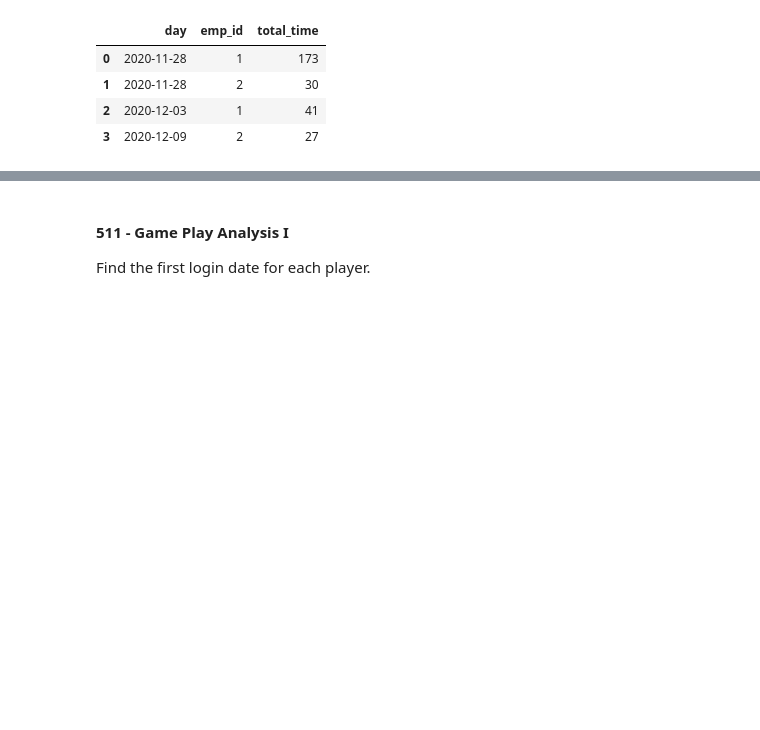
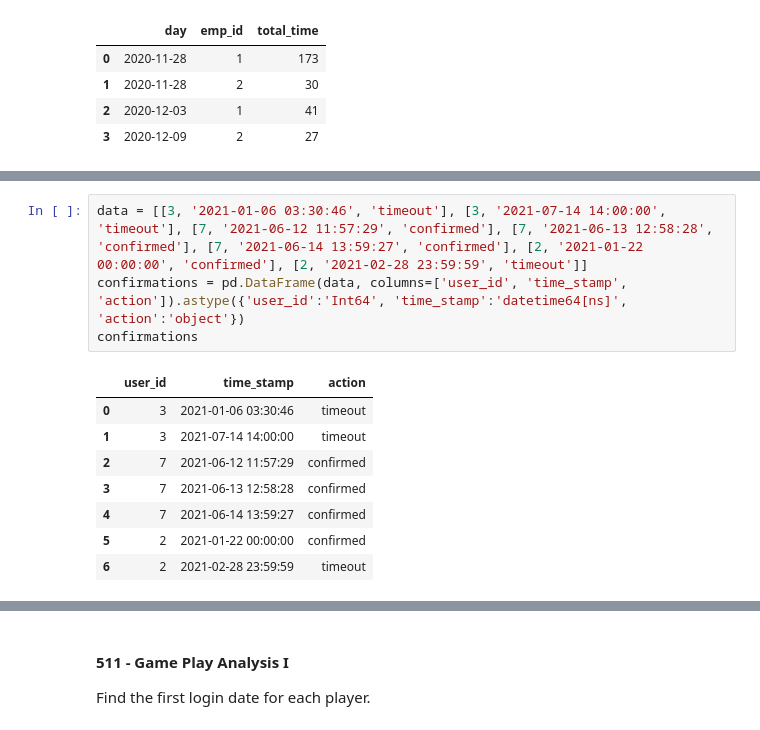
Before and after one commit to Swap-20/Leetcode-Pandas, a Jupyter notebook: Leetcode_Pandas.ipynb, the cells around one changed output, grey strips where cells are left out. Drawn from its saved outputs; the diff is of its cells as text; blank space fills up the shorter version.

```diff
--- a/Leetcode_Pandas.ipynb
+++ b/Leetcode_Pandas.ipynb
@@ -736,0 +755,13 @@ df.reset_index().rename(columns={'event_day':'day'})
+# %%
+data = [[3, '2021-01-06 03:30:46', 'timeout'], [3, '2021-07-14 14:00:00', 'timeout'], [7, '2021-06-12 11:57:29', 'confirmed'], [7, '2021-06-13 12:58:28', 'confirmed'], [7, '2021-06-14 13:59:27', 'confirmed'], [2, '2021-01-22 00:00:00', 'confirmed'], [2, '2021-02-28 23:59:59', 'timeout']]
+confirmations = pd.DataFrame(data, columns=['user_id', 'time_stamp', 'action']).astype({'user_id':'Int64', 'time_stamp':'datetime64[ns]', 'action':'object'})
+confirmations
+# %% [output]
+|  | user_id | time_stamp | action |
+| 0 | 3 | 2021-01-06 03:30:46 | timeout |
+| 1 | 3 | 2021-07-14 14:00:00 | timeout |
+| 2 | 7 | 2021-06-12 11:57:29 | confirmed |
+| 3 | 7 | 2021-06-13 12:58:28 | confirmed |
+| 4 | 7 | 2021-06-14 13:59:27 | confirmed |
+| 5 | 2 | 2021-01-22 00:00:00 | confirmed |
+| 6 | 2 | 2021-02-28 23:59:59 | timeout |
```
Also changed, not shown: parts of 7 cells of this notebook.
